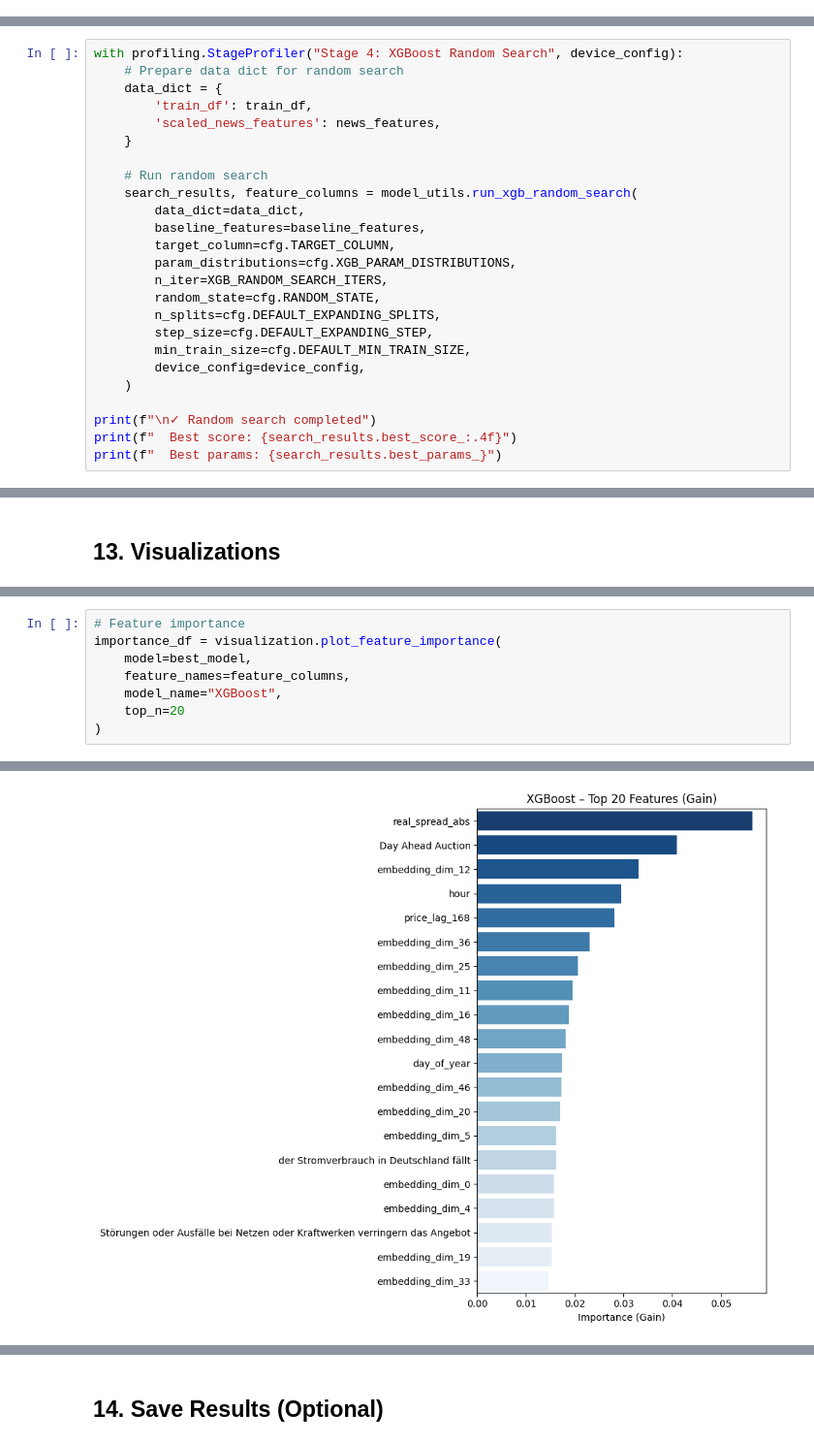
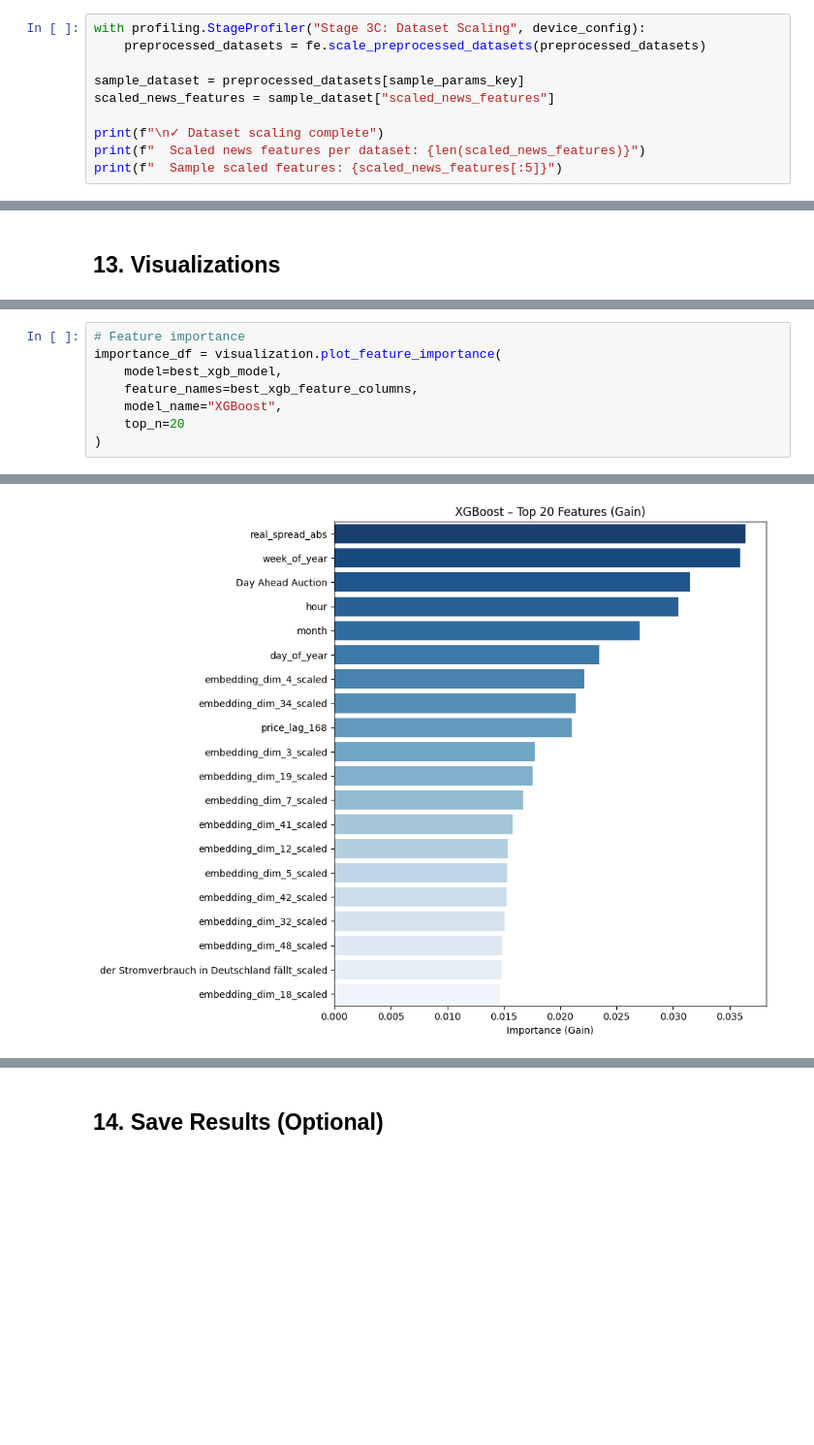
Before and after one commit to TheDeGen/ZHAW_Research_Project, a Jupyter notebook: final_methodology_refactored/notebooks/pipeline_execution.ipynb, the cells around one changed output, grey strips where cells are left out. Shown at 97% size. Drawn from its saved outputs; the diff is of its cells as text; blank space fills up the shorter version.

```diff
--- a/final_methodology_refactored/notebooks/pipeline_execution.ipynb
+++ b/final_methodology_refactored/notebooks/pipeline_execution.ipynb
@@ -364,0 +311,10 @@ print(f"  Test:  {len(test_df)} samples ({len(test_df)/n_samples*100:.1f}%)")
+# %%
+with profiling.StageProfiler("Stage 3C: Dataset Scaling", device_config):
+    preprocessed_datasets = fe.scale_preprocessed_datasets(preprocessed_datasets)
+
+sample_dataset = preprocessed_datasets[sample_params_key]
+scaled_news_features = sample_dataset["scaled_news_features"]
+
+print(f"\n✓ Dataset scaling complete")
+print(f"  Scaled news features per dataset: {len(scaled_news_features)}")
+print(f"  Sample scaled features: {scaled_news_features[:5]}")
@@ -394,28 +430,3 @@ print(f"  Total features: {len(all_features)}")
 ## 11. Stage 4: Model Training - XGBoost with Random Search
 
 **Note:** This section demonstrates XGBoost training with hyperparameter tuning. Adjust `n_iter` and CV parameters based on your computational resources.
-# %%
-with profiling.StageProfiler("Stage 4: XGBoost Random Search", device_config):
-    # Prepare data dict for random search
-    data_dict = {
-        'train_df': train_df,
-        'scaled_news_features': news_features,
-    }
-
-    # Run random search
-    search_results, feature_columns = model_utils.run_xgb_random_search(
-        data_dict=data_dict,
-        baseline_features=baseline_features,
-        target_column=cfg.TARGET_COLUMN,
-        param_distributions=cfg.XGB_PARAM_DISTRIBUTIONS,
-        n_iter=XGB_RANDOM_SEARCH_ITERS,
-        random_state=cfg.RANDOM_STATE,
-        n_splits=cfg.DEFAULT_EXPANDING_SPLITS,
-        step_size=cfg.DEFAULT_EXPANDING_STEP,
-        min_train_size=cfg.DEFAULT_MIN_TRAIN_SIZE,
-        device_config=device_config,
-    )
-
-print(f"\n✓ Random search completed")
-print(f"  Best score: {search_results.best_score_:.4f}")
-print(f"  Best params: {search_results.best_params_}")
@@ -501,13 +652,13 @@ plt.show()
 # %%
 # Feature importance
 importance_df = visualization.plot_feature_importance(
-    model=best_model,
-    feature_names=feature_columns,
+    model=best_xgb_model,
+    feature_names=best_xgb_feature_columns,
     model_name="XGBoost",
     top_n=20
 )
 # %% [output]
 Passing `palette` without assigning `hue` is deprecated and will be removed in v0.14.0. Assign the `y` variable to `hue` and set `legend=False` for the same effect.
 
   sns.barplot(
-[figure, old version]
+[figure, new version]
```
Also changed, not shown: parts of 36 cells of this notebook, 4 other files.
